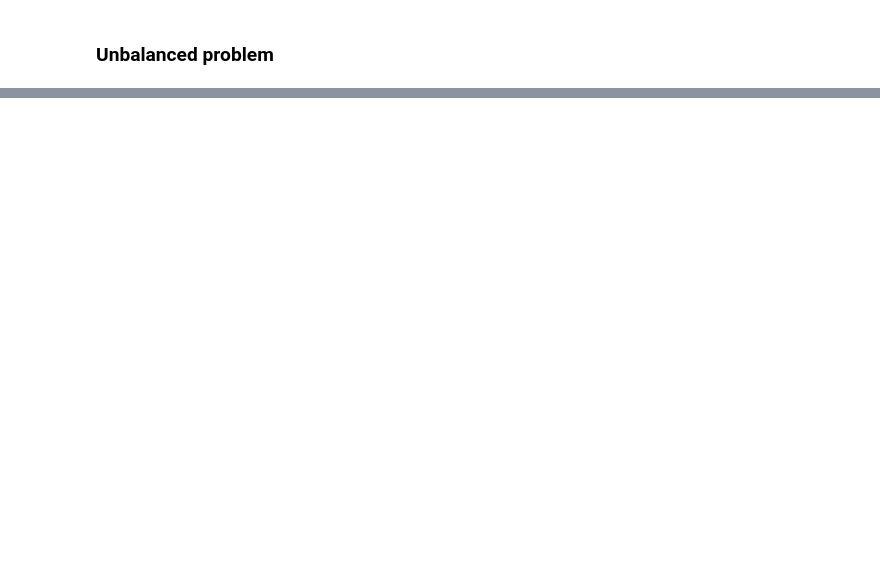
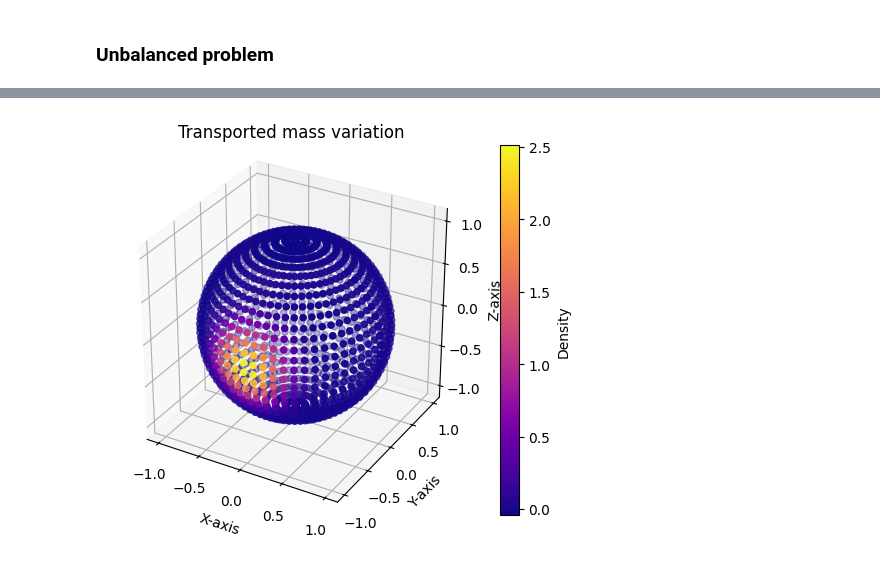
Before and after one commit to gauthavite/FUGW, a Jupyter notebook: von_mises.ipynb, the cells around one changed output, grey strips where cells are left out. Cells and saved outputs as stored; diff of their text form; code cells hidden in the pictures; blank space fills up the shorter version.

```diff
--- a/von_mises.ipynb
+++ b/von_mises.ipynb
@@ -184,0 +186,22 @@ Total mass transported : tensor(0.9837)
+# %%
+features_transported_balanced = source_features_normalized.T * P_balanced.sum(axis=1).reshape(-1,1)
+features_transported_unbalanced = source_features_normalized.T * P_unbalanced.sum(axis=1).reshape(-1,1)
+
+delta_transported = features_transported_balanced - features_transported_unbalanced
+delta_transported /= delta_transported.sum() / 100
+
+fig = plt.figure()
+ax = fig.add_subplot(111, projection='3d')
+scatter = ax.scatter(x, y, z, c=delta_transported, cmap='plasma', s=20)
+
+ax.set_xlabel('X-axis')
+ax.set_ylabel('Y-axis')
+ax.set_zlabel('Z-axis')
+ax.set_aspect('equal')
+ax.set_title(f'Transported mass variation')
+
+cbar = plt.colorbar(scatter, ax=ax)
+cbar.set_label('Density')
+plt.savefig("figures/mass_variation.png")
+# %% [output]
+[figure, added]
```
Also changed, not shown: parts of 5 cells of this notebook, 13 other files.
